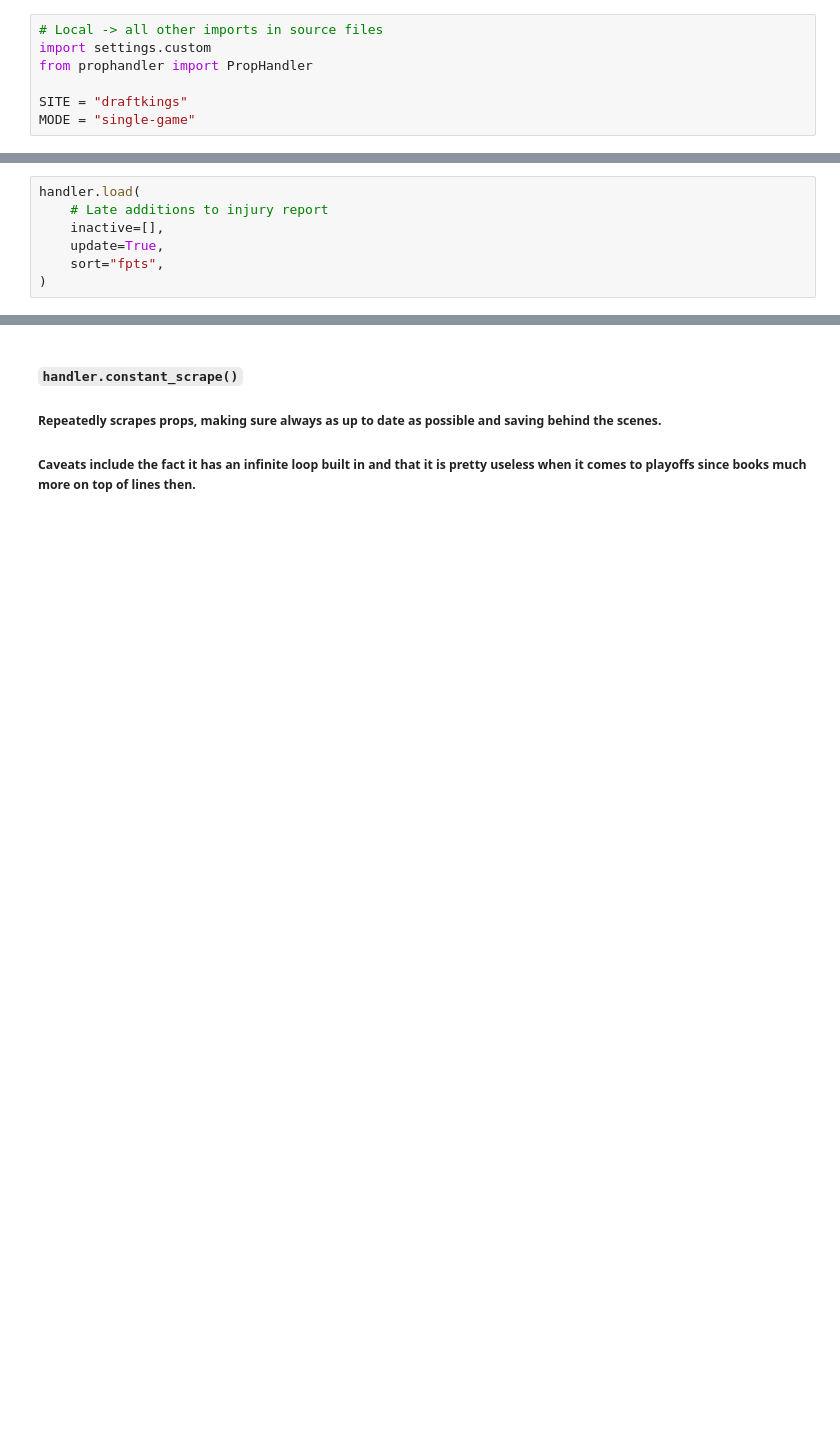
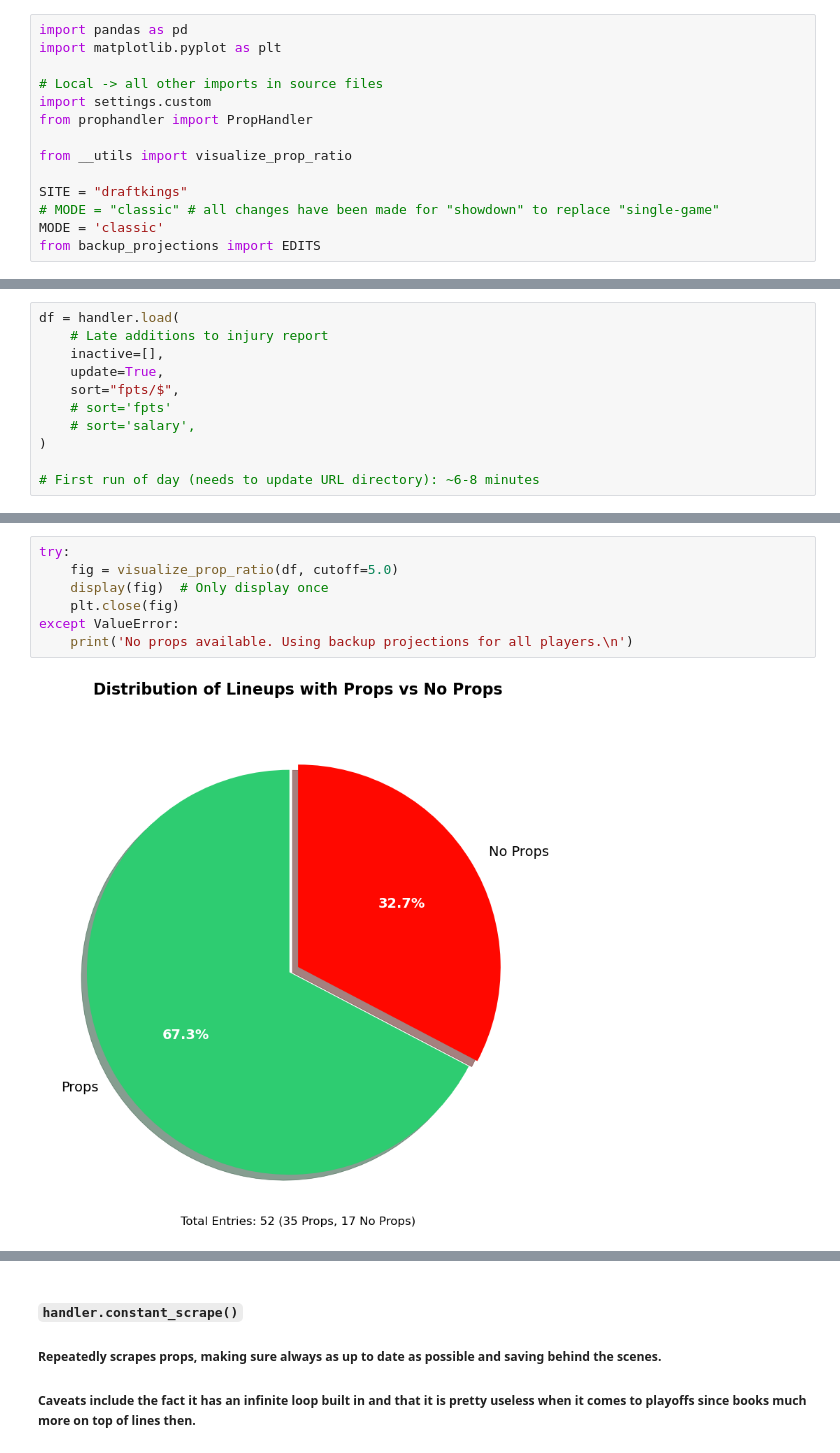
Before and after one commit to jackdegen/nba-props, a Jupyter notebook: src/main.ipynb, the cells around one changed output, grey strips where cells are left out. Saved outputs shown, nothing was run; the diff lists cells and outputs as text; blank space fills up the shorter version.

Commit message:
bulk upload, need to organize later

```diff
--- a/src/main.ipynb
+++ b/src/main.ipynb
@@ -1,8 +1,15 @@
 # %%
+import pandas as pd
+import matplotlib.pyplot as plt
+
 # Local -> all other imports in source files
 import settings.custom
 from prophandler import PropHandler
 
+from __utils import visualize_prop_ratio
+
 SITE = "draftkings"
-MODE = "single-game"
+# MODE = "classic" # all changes have been made for "showdown" to replace "single-game"
+MODE = 'classic'
+from backup_projections import EDITS
 # %%
@@ -10,7 +41,0 @@ handler = PropHandler(SITE, MODE)
-# %%
-handler.load(
-    # Late additions to injury report
-    inactive=[],
-    update=True,
-    sort="fpts",
-)
@@ -50,0 +42,11 @@ BOS             7
+# %%
+df = handler.load(
+    # Late additions to injury report
+    inactive=[],
+    update=True,
+    sort="fpts/$",
+    # sort='fpts'
+    # sort='salary',
+)
+
+# First run of day (needs to update URL directory): ~6-8 minutes
@@ -50,0 +71,9 @@ BOS             7
+# %%
+try:
+    fig = visualize_prop_ratio(df, cutoff=5.0)
+    display(fig)  # Only display once
+    plt.close(fig)
+except ValueError:
+    print('No props available. Using backup projections for all players.\n')
+# %% [output]
+[figure, added]
```
Also changed, not shown: parts of 17 cells of this notebook, 5 other files.
